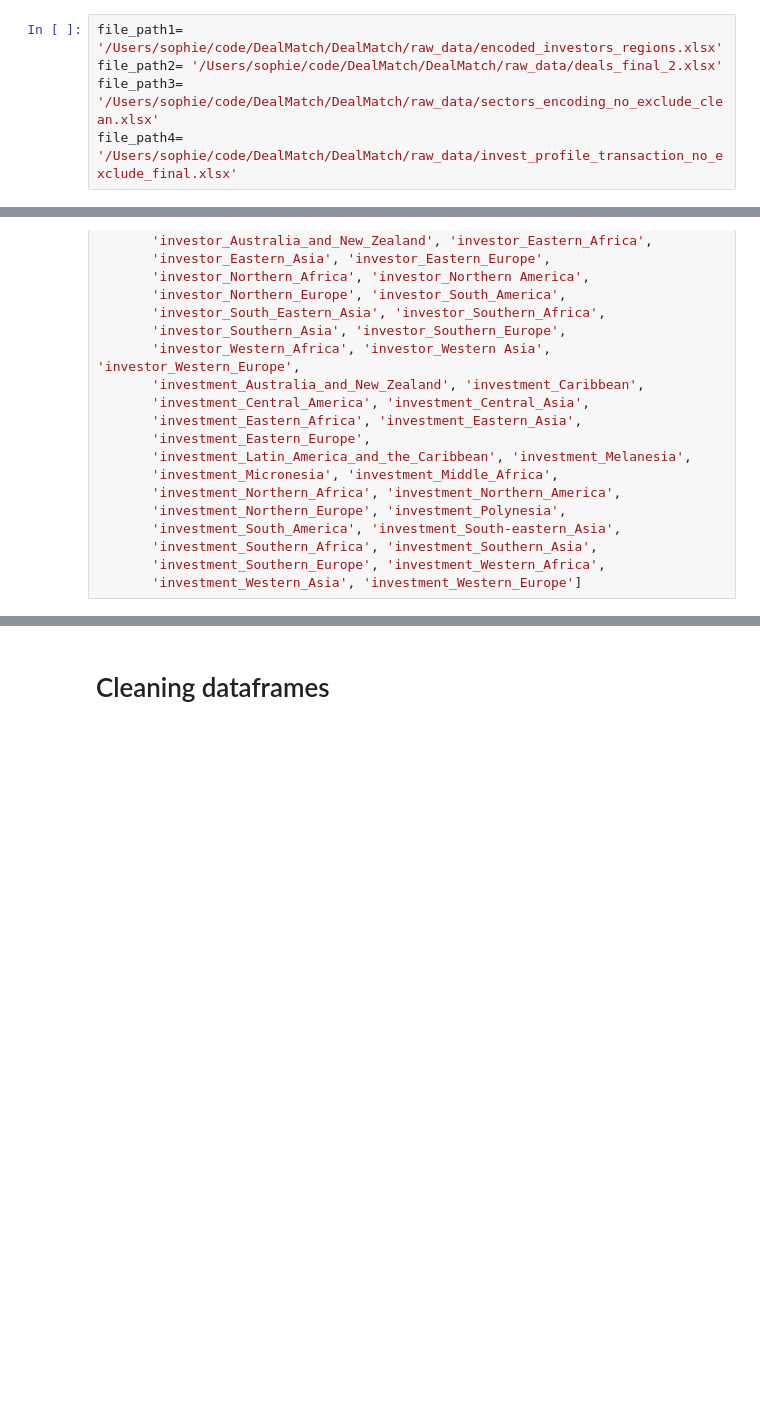
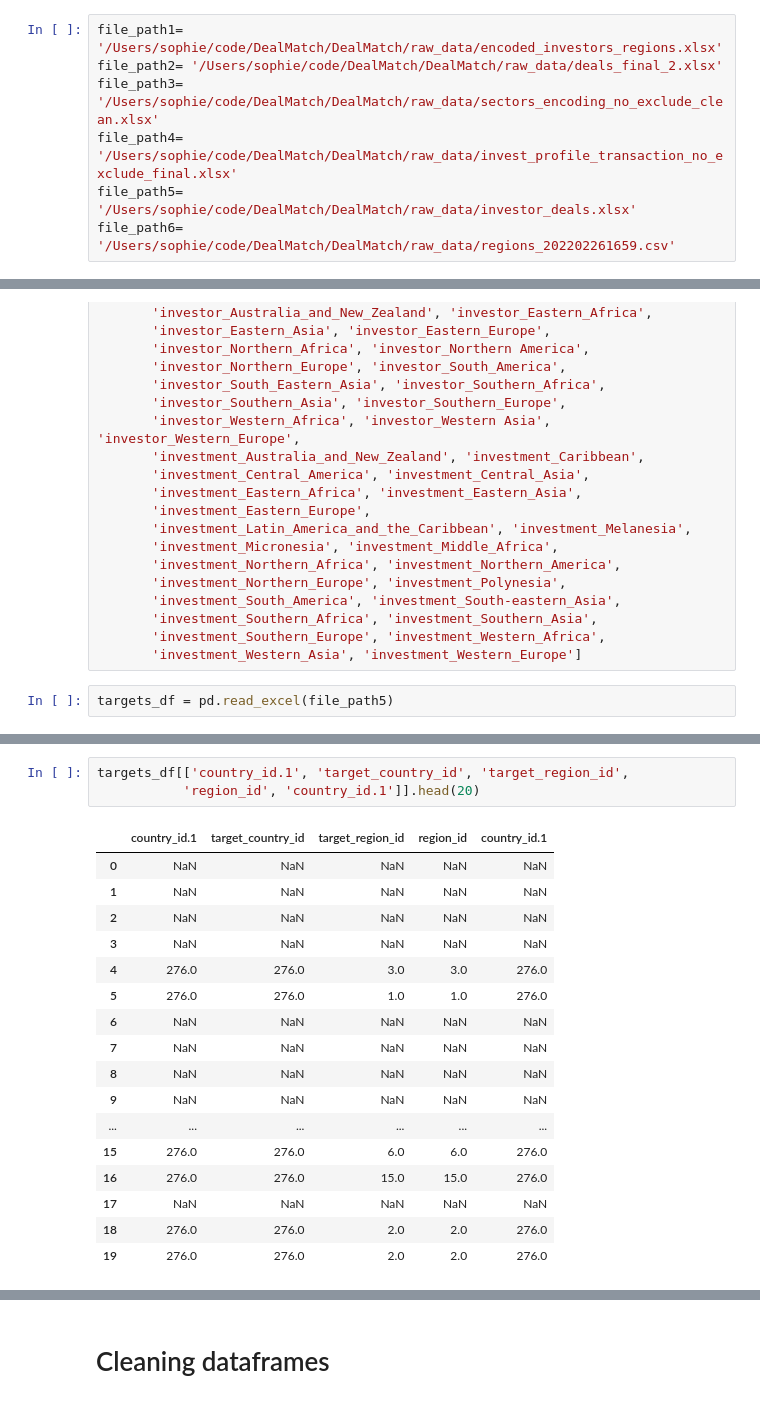
Before and after one commit to michabrz/DealMatch, a Jupyter notebook: notebooks/dataframes_merging_26Feb.ipynb, the cells around one changed output, grey strips where cells are left out. Cells and saved outputs as stored; diff of their text form; blank space fills up the shorter version.

```diff
--- a/notebooks/dataframes_merging_26Feb.ipynb
+++ b/notebooks/dataframes_merging_26Feb.ipynb
@@ -14,6 +17,8 @@ file_path1= '/Users/sophie/code/DealMatch/DealMatch/raw_data/encoded_investors_r
 file_path2= '/Users/sophie/code/DealMatch/DealMatch/raw_data/deals_final_2.xlsx'
 file_path3= '/Users/sophie/code/DealMatch/DealMatch/raw_data/sectors_encoding_no_exclude_clean.xlsx'
 file_path4= '/Users/sophie/code/DealMatch/DealMatch/raw_data/invest_profile_transaction_no_exclude_final.xlsx'
+file_path5= '/Users/sophie/code/DealMatch/DealMatch/raw_data/investor_deals.xlsx'
+file_path6= '/Users/sophie/code/DealMatch/DealMatch/raw_data/regions_202202261659.csv'
 # %%
 investors_regions_df = pd.read_excel(file_path1)
 investors_regions_df = investors_regions_df.drop(['Unnamed: 0'], axis=1)
@@ -87,3 +92,5 @@ investors_regions_df.columns = ['investor_id', 'name', 'company_category_id', 'c
        'investment_Southern_Africa', 'investment_Southern_Asia',
        'investment_Southern_Europe', 'investment_Western_Africa',
        'investment_Western_Asia', 'investment_Western_Europe']
+# %%
+targets_df = pd.read_excel(file_path5)
@@ -89,0 +127,21 @@ investors_regions_df.columns = ['investor_id', 'name', 'company_category_id', 'c
+# %%
+targets_df[['country_id.1', 'target_country_id', 'target_region_id',
+           'region_id', 'country_id.1']].head(20)
+# %% [output]
+|  | country_id.1 | target_country_id | target_region_id | region_id | country_id.1 |
+| 0 | NaN | NaN | NaN | NaN | NaN |
+| 1 | NaN | NaN | NaN | NaN | NaN |
+| 2 | NaN | NaN | NaN | NaN | NaN |
+| 3 | NaN | NaN | NaN | NaN | NaN |
+| 4 | 276.0 | 276.0 | 3.0 | 3.0 | 276.0 |
+| 5 | 276.0 | 276.0 | 1.0 | 1.0 | 276.0 |
+| 6 | NaN | NaN | NaN | NaN | NaN |
+| 7 | NaN | NaN | NaN | NaN | NaN |
+| 8 | NaN | NaN | NaN | NaN | NaN |
+| 9 | NaN | NaN | NaN | NaN | NaN |
+| ... | ... | ... | ... | ... | ... |
+| 15 | 276.0 | 276.0 | 6.0 | 6.0 | 276.0 |
+| 16 | 276.0 | 276.0 | 15.0 | 15.0 | 276.0 |
+| 17 | NaN | NaN | NaN | NaN | NaN |
+| 18 | 276.0 | 276.0 | 2.0 | 2.0 | 276.0 |
+| 19 | 276.0 | 276.0 | 2.0 | 2.0 | 276.0 |
```
Also changed, not shown: parts of 15 cells of this notebook, 2 other files.
